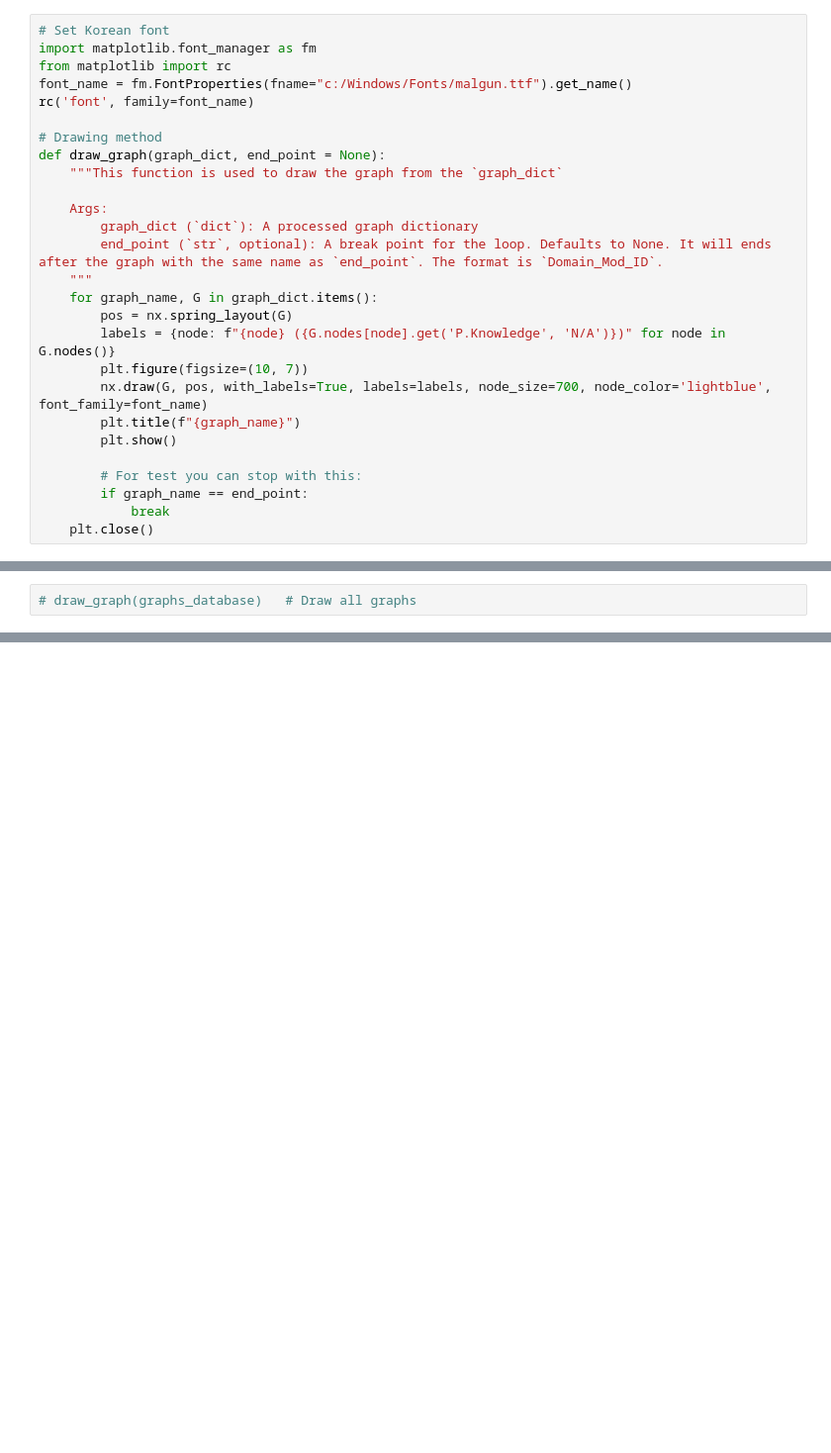
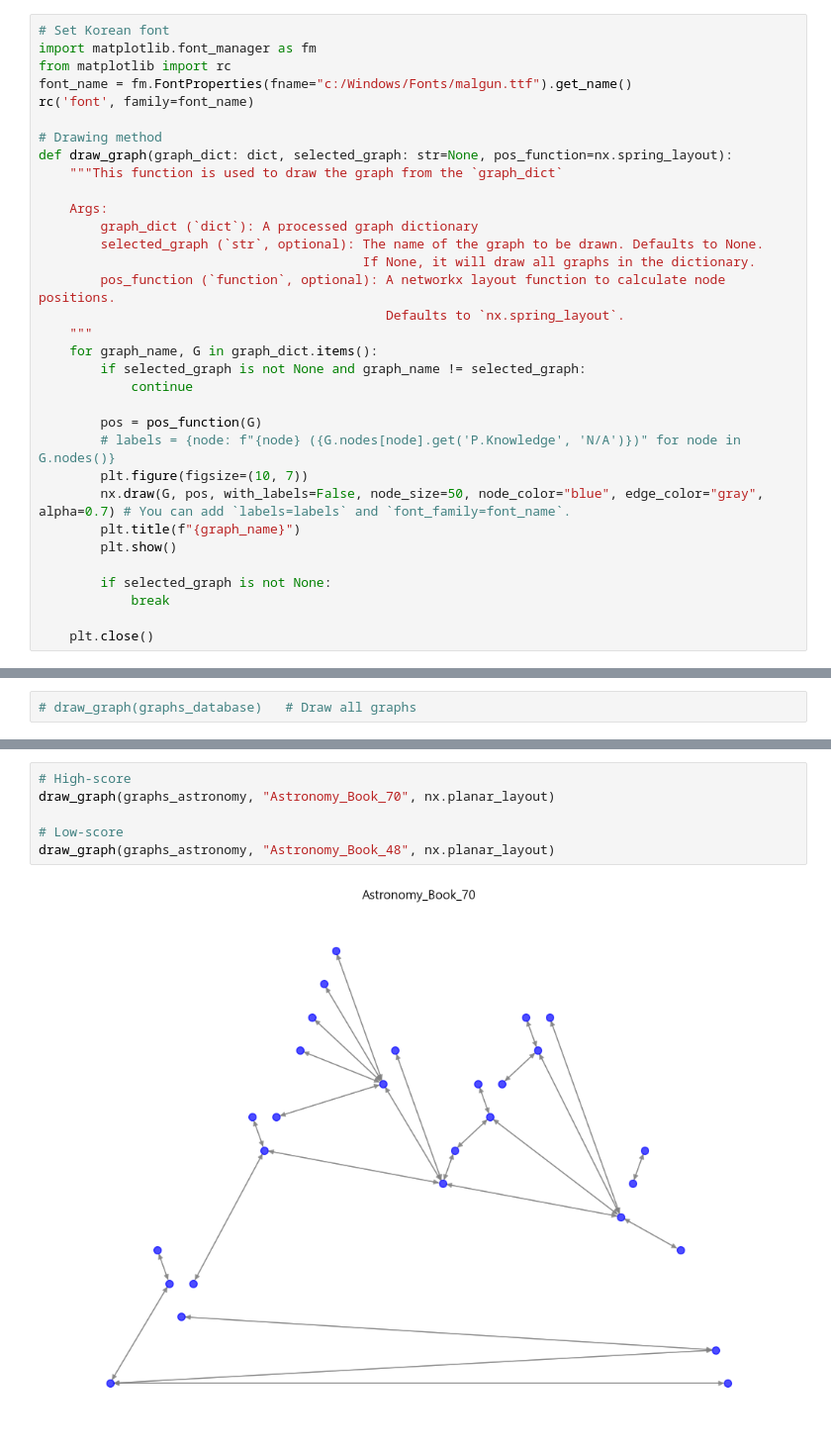
Before and after one commit to MintCat98/GPT-ConceptMapAnalysis, a Jupyter notebook: single_draw.ipynb, the cells around one changed output, grey strips where cells are left out. Shown at 99% size. Cells and saved outputs as stored; diff of their text form; blank space fills up the shorter version.

```diff
--- a/single_draw.ipynb
+++ b/single_draw.ipynb
@@ -130,24 +130,30 @@ font_name = fm.FontProperties(fname="c:/Windows/Fonts/malgun.ttf").get_name()
 rc('font', family=font_name)
 
 # Drawing method
-def draw_graph(graph_dict, end_point = None):
+def draw_graph(graph_dict: dict, selected_graph: str=None, pos_function=nx.spring_layout):
     """This function is used to draw the graph from the `graph_dict`
 
     Args:
         graph_dict (`dict`): A processed graph dictionary
-        end_point (`str`, optional): A break point for the loop. Defaults to None. It will ends after the graph with the same name as `end_point`. The format is `Domain_Mod_ID`.
+        selected_graph (`str`, optional): The name of the graph to be drawn. Defaults to None.
+                                          If None, it will draw all graphs in the dictionary.
+        pos_function (`function`, optional): A networkx layout function to calculate node positions.
+                                             Defaults to `nx.spring_layout`.
     """
     for graph_name, G in graph_dict.items():
-        pos = nx.spring_layout(G)
-        labels = {node: f"{node} ({G.nodes[node].get('P.Knowledge', 'N/A')})" for node in G.nodes()}
+        if selected_graph is not None and graph_name != selected_graph:
+            continue
+
+        pos = pos_function(G)
+        # labels = {node: f"{node} ({G.nodes[node].get('P.Knowledge', 'N/A')})" for node in G.nodes()}
         plt.figure(figsize=(10, 7))
-        nx.draw(G, pos, with_labels=True, labels=labels, node_size=700, node_color='lightblue', font_family=font_name)
+        nx.draw(G, pos, with_labels=False, node_size=50, node_color="blue", edge_color="gray", alpha=0.7) # You can add `labels=labels` and `font_family=font_name`.
         plt.title(f"{graph_name}")
         plt.show()
 
-        # For test you can stop with this:
-        if graph_name == end_point:
+        if selected_graph is not None:
             break
+
     plt.close()
 # %%
 # draw_graph(graphs_astronomy)  # Draw all graphs
@@ -162,0 +167,8 @@ def draw_graph(graph_dict, end_point = None):
+# %%
+# High-score
+draw_graph(graphs_astronomy, "Astronomy_Book_70", nx.planar_layout)
+
+# Low-score
+draw_graph(graphs_astronomy, "Astronomy_Book_48", nx.planar_layout)
+# %% [output]
+[figure, added]
```
Also changed, not shown: parts of 3 cells of this notebook, 2 other files.
